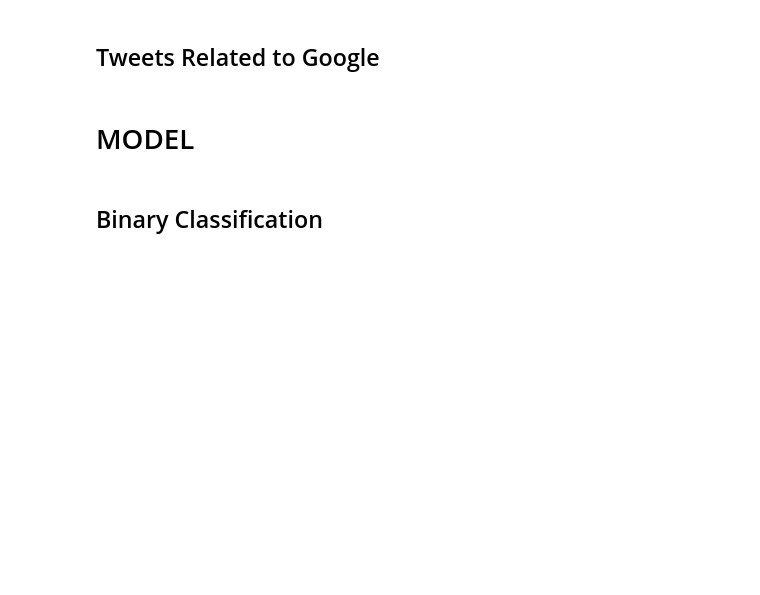
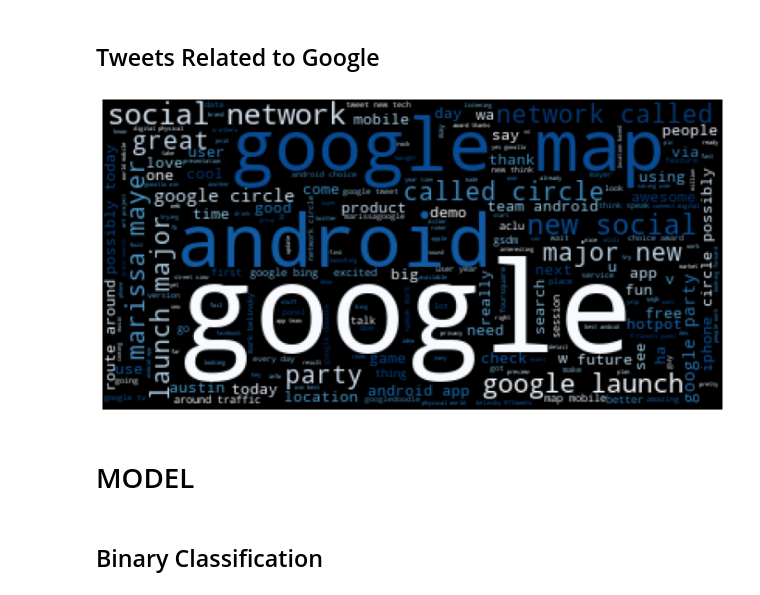
Before and after one commit to ebtezcan/Apple-Google-NLP-Analysis, a Jupyter notebook: index_OSEMN_plus_mvp.ipynb, the cells around one changed output. Cells and saved outputs as stored; diff of their text form; code cells hidden in the pictures; blank space fills up the shorter version.

```diff
--- a/index_OSEMN_plus_mvp.ipynb
+++ b/index_OSEMN_plus_mvp.ipynb
@@ -599,3 +720,15 @@ df_google = df[df['Brand']=='Google']
+# %%
+#tokenize tweets
+tokens_google = tokenize_tweets(corpus_google)
+#lemmatize tweets
+tokens_google_lemm = lemmatize_tokens(tokens_google)
+#remove stop words & punctuation using the same stop words list
+tokens_google_ls = remove_stop(tokens_google_lemm, stop_list = stop_lst)
+# %%
+#generating word cloud for negative tweets
+generate_wordcloud(tokens_google_ls, colormap='Blues', collocations=True)
+# %% [output]
+[figure, added]
 # %% [markdown]
 # MODEL
 # %% [markdown]
```
Also changed, not shown: parts of 39 cells of this notebook.
